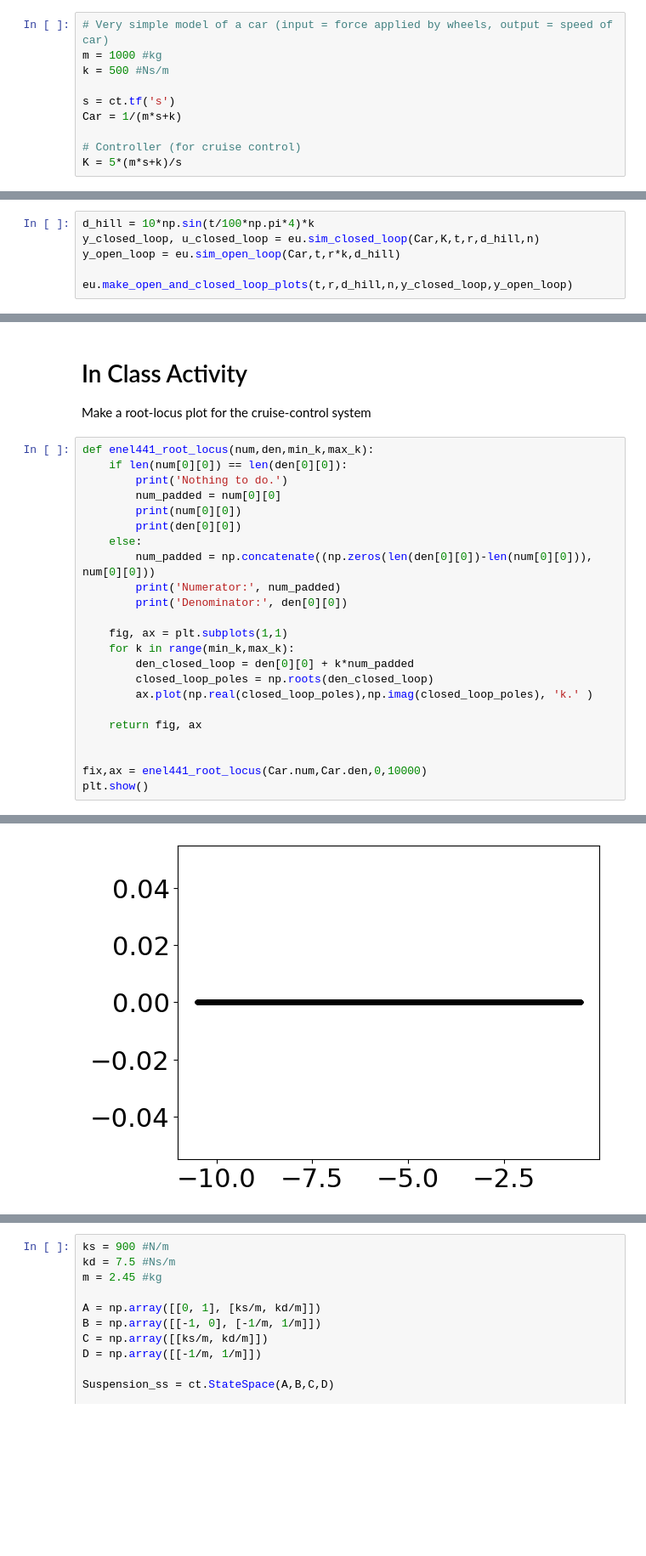
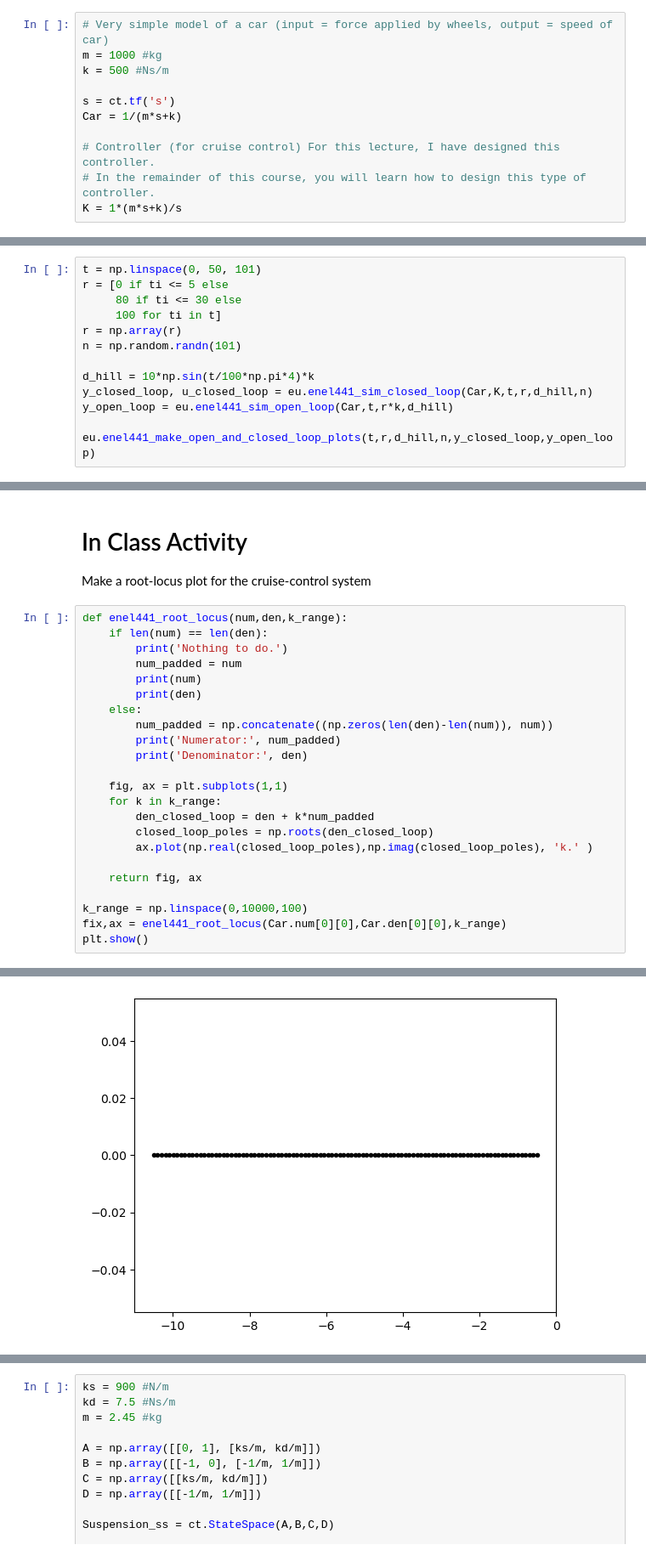
Before and after one commit to issam-akhtar/ENEL44-Unit-2---Intro-to-control, a Jupyter notebook: sensitivity function.ipynb, the cells around one changed output, grey strips where cells are left out. Shown at 85% size. Drawn from its saved outputs; the diff is of its cells as text; blank space fills up the shorter version.

```diff
--- a/sensitivity function.ipynb
+++ b/sensitivity function.ipynb
@@ -134,8 +133,9 @@ k = 500 #Ns/m
 s = ct.tf('s')
 Car = 1/(m*s+k)
 
-# Controller (for cruise control)
-K = 5*(m*s+k)/s
+# Controller (for cruise control) For this lecture, I have designed this controller.
+# In the remainder of this course, you will learn how to design this type of controller.
+K = 1*(m*s+k)/s
 # %% [markdown]
 # In Class Activity
 
@@ -291,9 +335,16 @@ What is the main difference? How is the controller able to achieve the increase
 # %% [markdown]
 # Effect of disturbance (open-loop vs closed-loop)
 # %%
+t = np.linspace(0, 50, 101)
+r = [0 if ti <= 5 else
+     80 if ti <= 30 else
+     100 for ti in t]
+r = np.array(r)
+n = np.random.randn(101)
+
 d_hill = 10*np.sin(t/100*np.pi*4)*k
-y_closed_loop, u_closed_loop = eu.sim_closed_loop(Car,K,t,r,d_hill,n)
-y_open_loop = eu.sim_open_loop(Car,t,r*k,d_hill)
+y_closed_loop, u_closed_loop = eu.enel441_sim_closed_loop(Car,K,t,r,d_hill,n)
+y_open_loop = eu.enel441_sim_open_loop(Car,t,r*k,d_hill)
 
-eu.make_open_and_closed_loop_plots(t,r,d_hill,n,y_closed_loop,y_open_loop)
+eu.enel441_make_open_and_closed_loop_plots(t,r,d_hill,n,y_closed_loop,y_open_loop)
 # %% [output]
@@ -456,29 +598,29 @@ Plot poles and zeros for a whole range of $K$ in the s-plane. This is called a R
 
 Make a root-locus plot for the cruise-control system
 # %%
-def enel441_root_locus(num,den,min_k,max_k):
-    if len(num[0][0]) == len(den[0][0]):
+def enel441_root_locus(num,den,k_range):
+    if len(num) == len(den):
         print('Nothing to do.')
-        num_padded = num[0][0]
-        print(num[0][0])
-        print(den[0][0])
+        num_padded = num
+        print(num)
+        print(den)
     else:
-        num_padded = np.concatenate((np.zeros(len(den[0][0])-len(num[0][0])), num[0][0]))
+        num_padded = np.concatenate((np.zeros(len(den)-len(num)), num))
         print('Numerator:', num_padded)
-        print('Denominator:', den[0][0])
+        print('Denominator:', den)
 
     fig, ax = plt.subplots(1,1)
-    for k in range(min_k,max_k):
-        den_closed_loop = den[0][0] + k*num_padded
+    for k in k_range:
+        den_closed_loop = den + k*num_padded
         closed_loop_poles = np.roots(den_closed_loop)
         ax.plot(np.real(closed_loop_poles),np.imag(closed_loop_poles), 'k.' )
 
     return fig, ax
 
-
-fix,ax = enel441_root_locus(Car.num,Car.den,0,10000)
+k_range = np.linspace(0,10000,100)
+fix,ax = enel441_root_locus(Car.num[0][0],Car.den[0][0],k_range)
 plt.show()
 # %% [output]
 Numerator: [0. 1.]
 Denominator: [1000  500]
-[figure, old version]
+[figure, new version]
```
Also changed, not shown: parts of 41 cells of this notebook, 4 other files.
